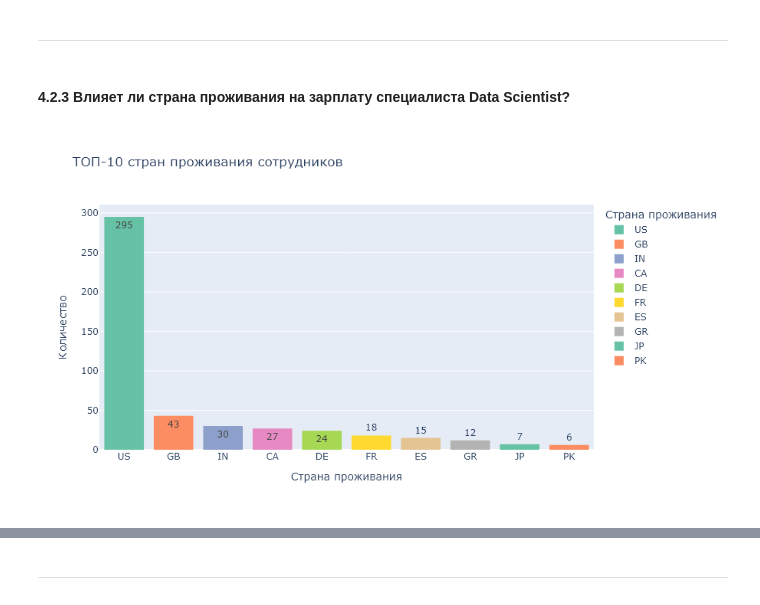
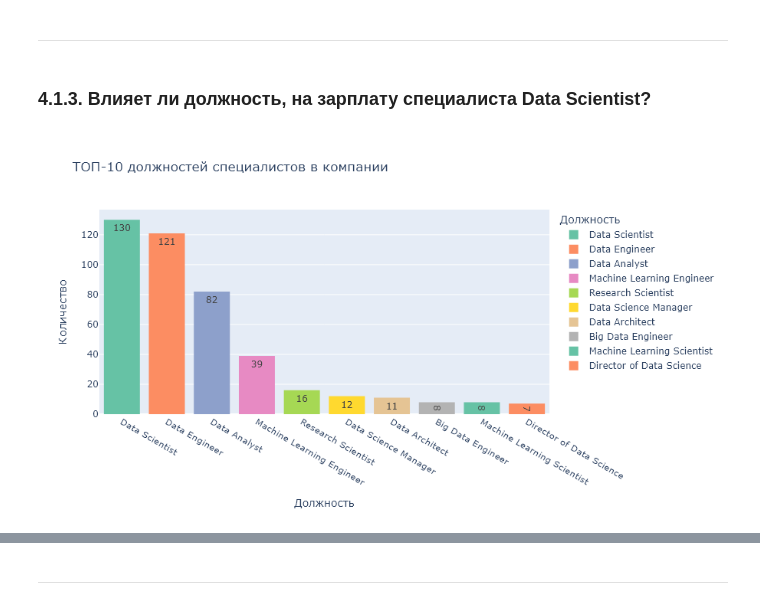
Before and after one commit to Ildar-Shamaev/EDA, a Jupyter notebook: projects/Project_2/EDA.ipynb, the cells around one changed output, grey strips where cells are left out. Cells and saved outputs as stored; diff of their text form; code cells hidden in the pictures.

```diff
--- a/projects/Project_2/EDA.ipynb
+++ b/projects/Project_2/EDA.ipynb
@@ -350,0 +321,20 @@ data_s_u_describe
+# %%
+def company_size(size):
+    if size == 'L':
+        return 'Крупная компания'
+    elif size == 'M':
+        return 'Средняя компания'
+    elif size == 'S':
+        return 'Небольшая компания'
+
+data['company_size']=data['company_size'].apply(company_size)
+# %%
+def remote_ratio(size):
+    if size == 0:
+        return 'Удалённой работы нет'
+    elif size == 50:
+        return 'Частично удалённая работа'
+    elif size == 100:
+        return 'Полностью удалённая работа'
+
+data['remote_ratio']=data['remote_ratio'].apply(remote_ratio)
@@ -537,24 +653,24 @@ Cамые популярные профессии в сфере Data Science з
 # %% [markdown]
 ***
 # %% [markdown]
-#### 4.2.3 Влияет ли страна проживания на зарплату специалиста Data Scientist?
+### 4.1.3. Влияет ли должность, на зарплату специалиста Data Scientist?
 # %%
-grouped = data.groupby(['employee_residence'])['salary_in_usd'].count().sort_values(ascending=False)
+grouped = data.groupby(['job_title'])['salary_in_usd'].count().sort_values(ascending=False)
 
 grouped=grouped.head(10)
-fig = px.histogram(
+fig1 = px.histogram(
     data_frame=grouped,
     x=grouped.index,
     y='salary_in_usd',
     color = grouped.index,
-    title = 'ТОП-10 стран проживания сотрудников',
-    labels = {'employee_residence': 'Страна проживания'},
+    title = 'ТОП-10 должностей специалистов в компании',
+    labels = {'job_title': 'Должность'},
     height=500, #высота
     width=900, #ширина
     text_auto = True,
     color_discrete_sequence = px.colors.qualitative.Set2
 )
-fig.update_layout(xaxis_title_text = 'Страна проживания', yaxis_title_text='Количество')
-fig.show('png')
+fig1.update_layout(xaxis_title_text = 'Должность', yaxis_title_text='Количество')
+fig1.show('png')
 # %% [output]
-[figure, old version]
+[figure, new version]
```
Also changed, not shown: parts of 185 cells of this notebook.
